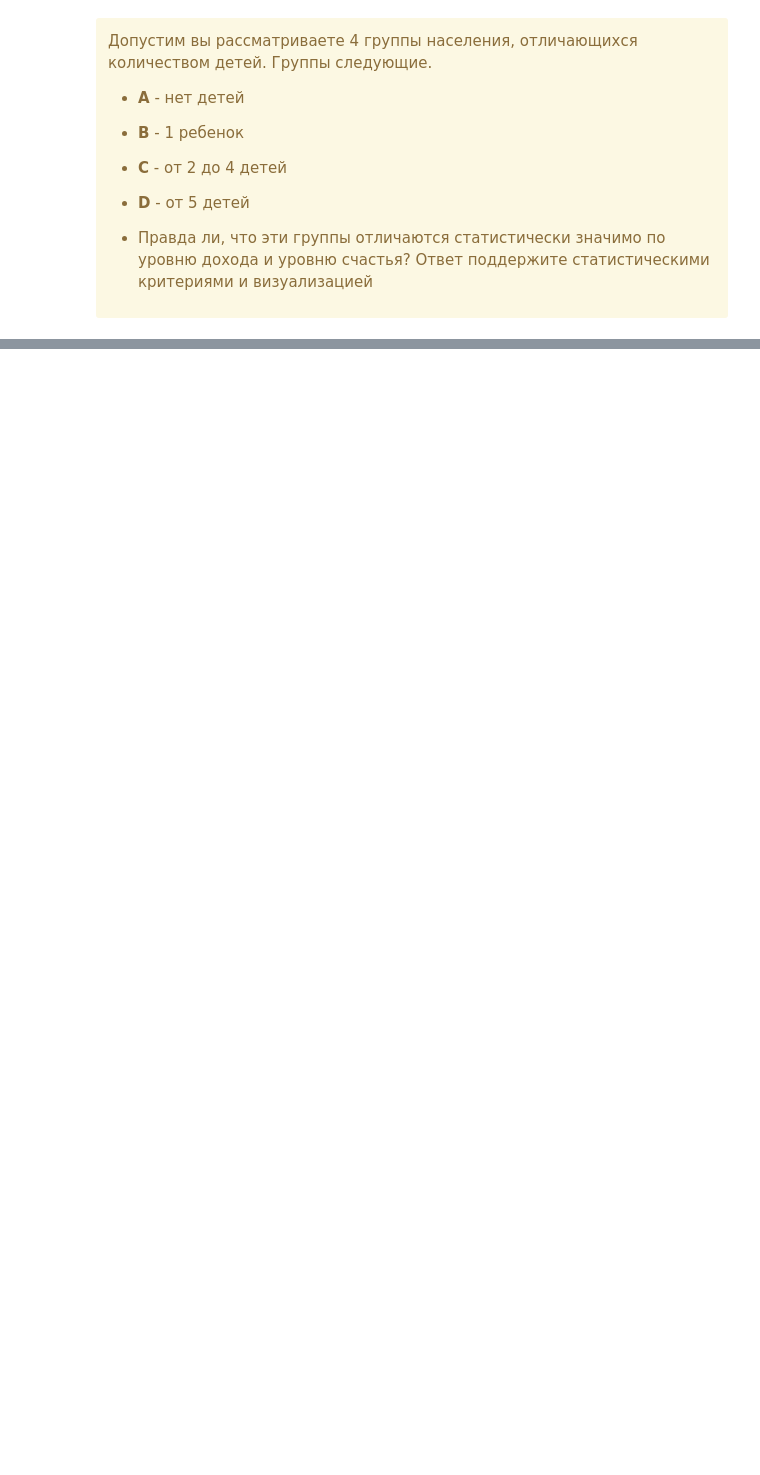
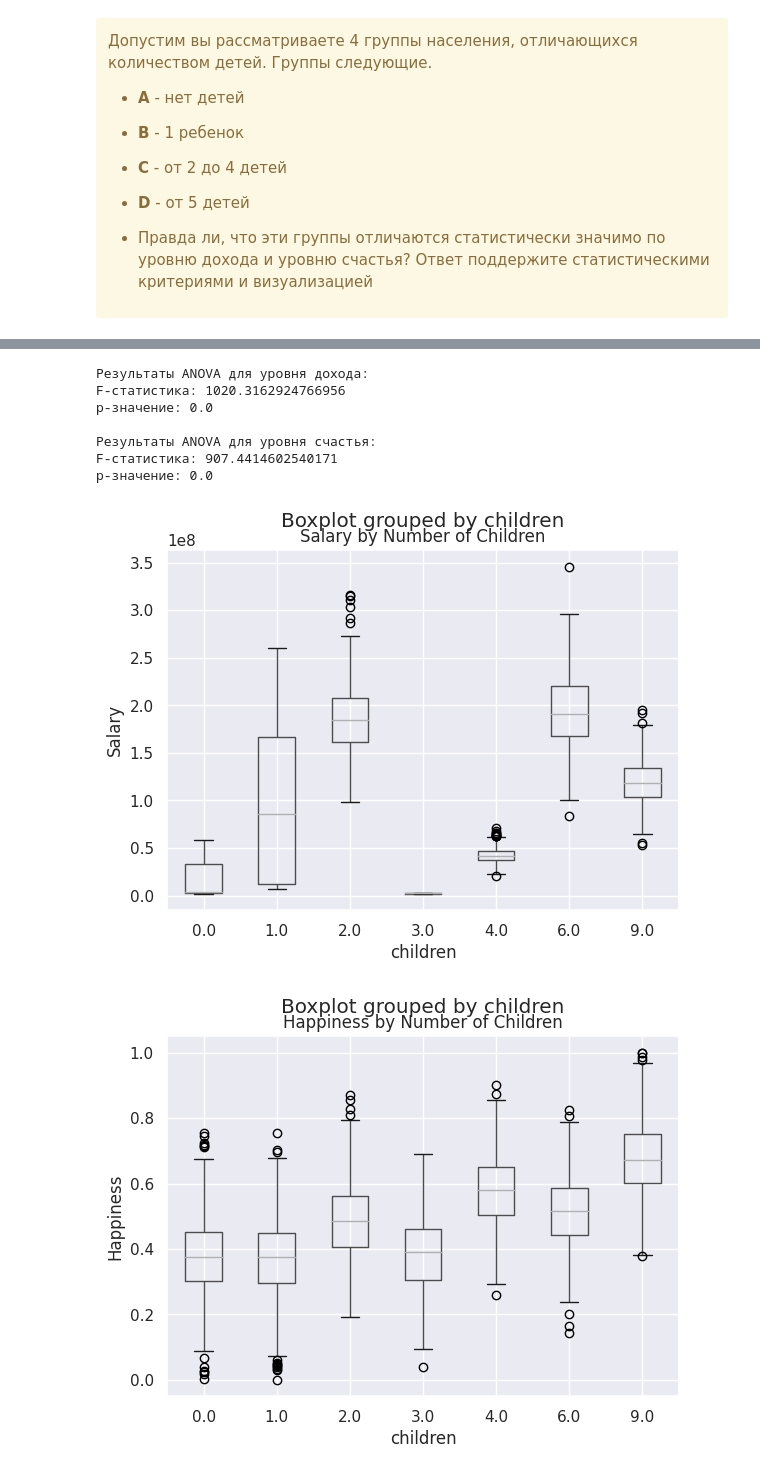
Before and after one commit to Andre-1970/Introduction_to_the_specialty_and_tools_for_working_with_data, a Jupyter notebook: M5_HW.ipynb, the cells around one changed output, grey strips where cells are left out. Saved outputs shown, nothing was run; the diff lists cells and outputs as text; code cells hidden in the pictures; blank space fills up the shorter version.

```diff
--- a/M5_HW.ipynb
+++ b/M5_HW.ipynb
@@ -202,0 +165,49 @@ plt
+# %%
+# Создание подвыборок для каждой группы
+group_A = data[data['children'] == 0]
+group_B = data[data['children'] == 1]
+group_C = data[(data['children'] >= 2) & (data['children'] <= 4)]
+group_D = data[data['children'] >= 5]
+
+# Выполнение однофакторного дисперсионного анализа (ANOVA) для уровня дохода
+f_statistic_salary, p_value_salary = stats.f_oneway(group_A['salary'], group_B['salary'], group_C['salary'],
+                                                    group_D['salary'])
+
+# Выполнение однофакторного дисперсионного анализа (ANOVA) для уровня счастья
+f_statistic_happyness, p_value_happyness = stats.f_oneway(group_A['happyness'], group_B['happyness'],
+                                                          group_C['happyness'], group_D['happyness'])
+
+# Вывод результатов
+print("Результаты ANOVA для уровня дохода:")
+print("F-статистика:", f_statistic_salary)
+print("p-значение:", p_value_salary)
+
+print("\nРезультаты ANOVA для уровня счастья:")
+print("F-статистика:", f_statistic_happyness)
+print("p-значение:", p_value_happyness)
+
+# Визуализация данных
+data.boxplot('salary', by='children')
+plt.title('Salary by Number of Children')
+plt.ylabel('Salary')
+plt.show()
+
+data.boxplot('happyness', by='children')
+plt.title('Happiness by Number of Children')
+plt.ylabel('Happiness')
+plt.show()
+
+# F-статистика достаточно высока и p-значение равно 0.
+# Это означает, что вероятность получить такие данные при условии, что средние значения по этим группам на самом деле одинаковы (то есть нет никаких различий между группами), стремится к нулю.
+# Таким образом, мы можем отвергнуть нулевую гипотезу о равенстве средних значений по этим группам.
+# Принимаем альтернативную гипотезу, которая говорит о том, что хотя бы одна из групп статистически значимо отличается по уровню дохода и уровню счастья.
+# %% [output]
+Результаты ANOVA для уровня дохода:
+F-статистика: 1020.3162924766956
+p-значение: 0.0
+
+Результаты ANOVA для уровня счастья:
+F-статистика: 907.4414602540171
+p-значение: 0.0
+[figure, added]
+[figure, added]
```
Also changed, not shown: parts of 5 cells of this notebook.
